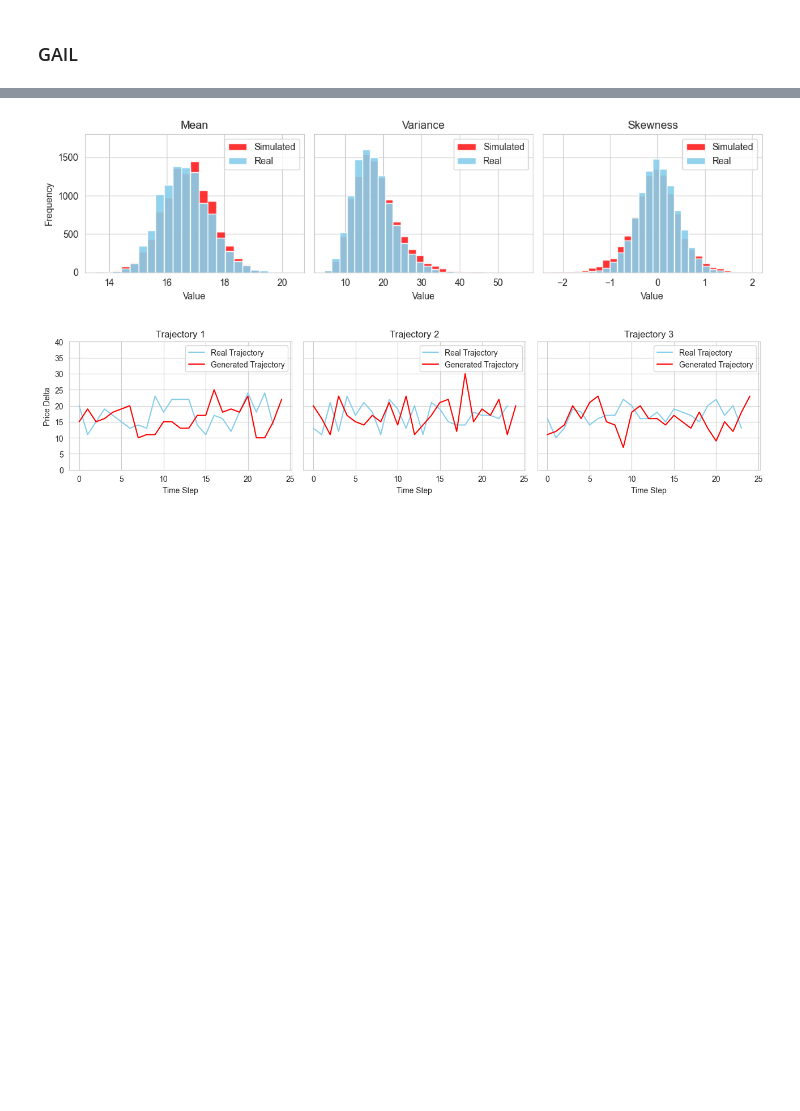
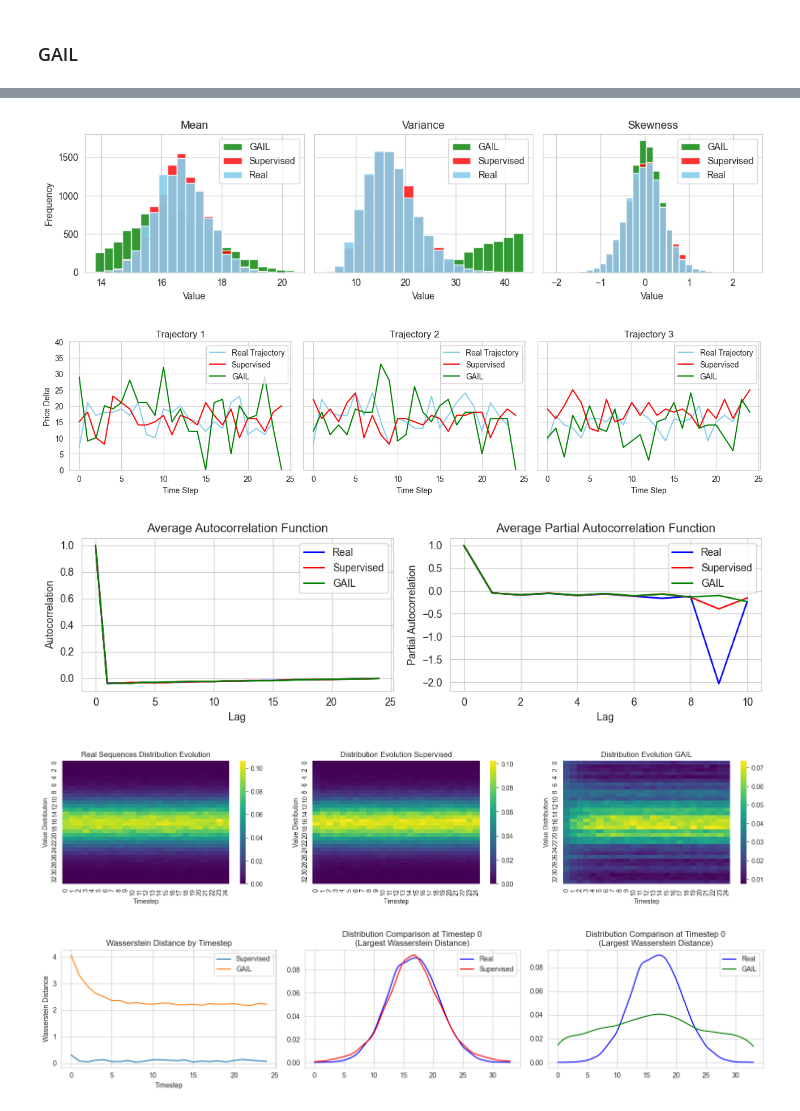
Before and after one commit to FrensiZ/adversial_learning, a Jupyter notebook: adv_GBM_LSTM.ipynb, the cells around one changed output, grey strips where cells are left out. Cells and saved outputs as stored; diff of their text form; code cells hidden in the pictures; blank space fills up the shorter version.

```diff
--- a/adv_GBM_LSTM.ipynb
+++ b/adv_GBM_LSTM.ipynb
@@ -1406,27 +1667,33 @@ sim_means, sim_variances, sim_std_devs, sim_skew, sim_kurtosis = calculate_stati
 # %%
-bin_start_mean = min(np.min(sim_means), np.min(real_means))
-bin_stop_mean = max(np.max(sim_means), np.max(real_means))
-bin_start_var = min(np.min(sim_variances), np.min(real_variances))
-bin_stop_var = max(np.max(sim_variances), np.max(real_variances))
-bin_start_skew = min(np.min(sim_skew), np.min(real_skew))
-bin_stop_skew = max(np.max(sim_skew), np.max(real_skew))
+real_means, real_variances, real_std_devs, real_skew, real_kurtosis = calculate_statistics(val_data[:,1:])
+supervised_means, supervised_variances, supervised_std_devs, supervised_skew, supervised_kurtosis = calculate_statistics(supervised_data)
+gail_means, gail_variances, gail_std_devs, gail_skew, gail_kurtosis = calculate_statistics(gail_data)
+
+bin_start_mean = min(np.min(supervised_means), np.min(real_means))
+bin_stop_mean = max(np.max(supervised_means), np.max(real_means))
+bin_start_var = min(np.min(supervised_variances), np.min(real_variances))
+bin_stop_var = max(np.max(supervised_variances), np.max(real_variances))
+bin_start_skew = min(np.min(supervised_skew), np.min(real_skew))
+bin_stop_skew = max(np.max(supervised_skew), np.max(real_skew))
 
 bin_width_mean = 0.3
 bin_width_var = 2
 bin_width_skew = 0.15
-
-bin_edges_mean = np.arange(bin_start_mean, bin_stop_mean + bin_width_mean, bin_width_mean)
-bin_edges_var = np.arange(bin_start_var, bin_stop_var + bin_width_var, bin_width_var)
-bin_edges_skew = np.arange(bin_start_skew, bin_stop_skew + bin_width_skew, bin_width_skew)
-
-plot_three_moments(sim_means, real_means, bin_edges_mean,
-                       sim_variances, real_variances, bin_edges_var,
-                       sim_skew, real_skew, bin_edges_skew)
-# %% [output]
-[figure, removed]
-# %%
-plot_sequences(real_seq=val_data[:,1:], sim_seq=gail_data)
-# %% [output]
-[figure, removed]
+# %%
+plot_three_moments(supervised_means, real_means, bin_edges_mean,
+                       supervised_variances, real_variances, bin_edges_var,
+                       supervised_skew, real_skew, bin_edges_skew,
+                       gail_means, gail_variances, gail_skew)
+
+plot_sequences(val_data[:,1:], supervised_data, gail_data)
+plot_acf_pacf(val_data[:,1:], supervised_data, gail_data)
+distribution_evolution(val_data[:,1:], supervised_data, gail_data, token_size)
+wasserstein_dist(val_data[:,1:], supervised_data, gail_data)
+# %% [output]
+[figure, added]
+[figure, added]
+[figure, added]
+[figure, added]
+[figure, added]
 # %%
 # Create the subplots
```
Also changed, not shown: parts of 18 cells of this notebook, 1 other file.
